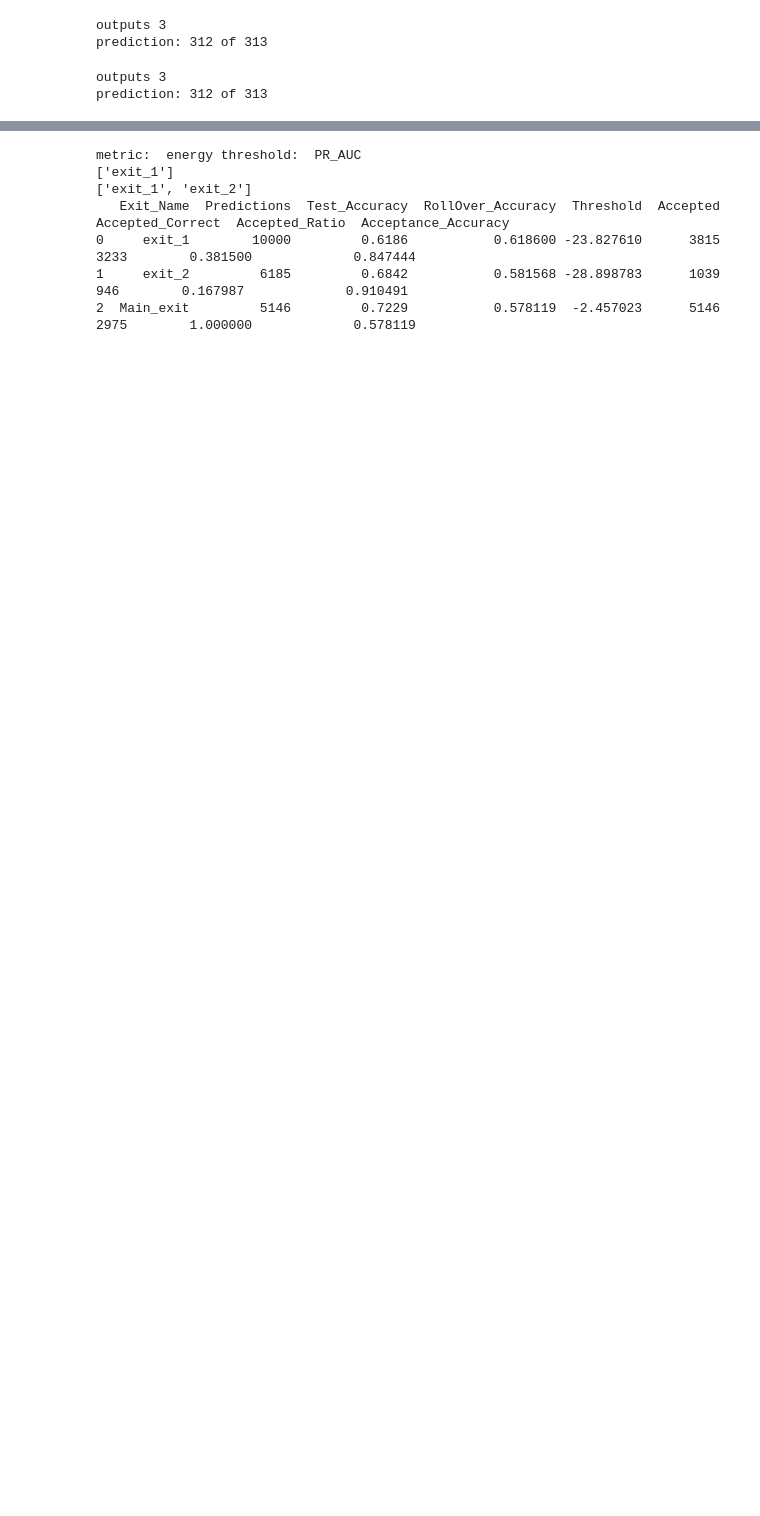
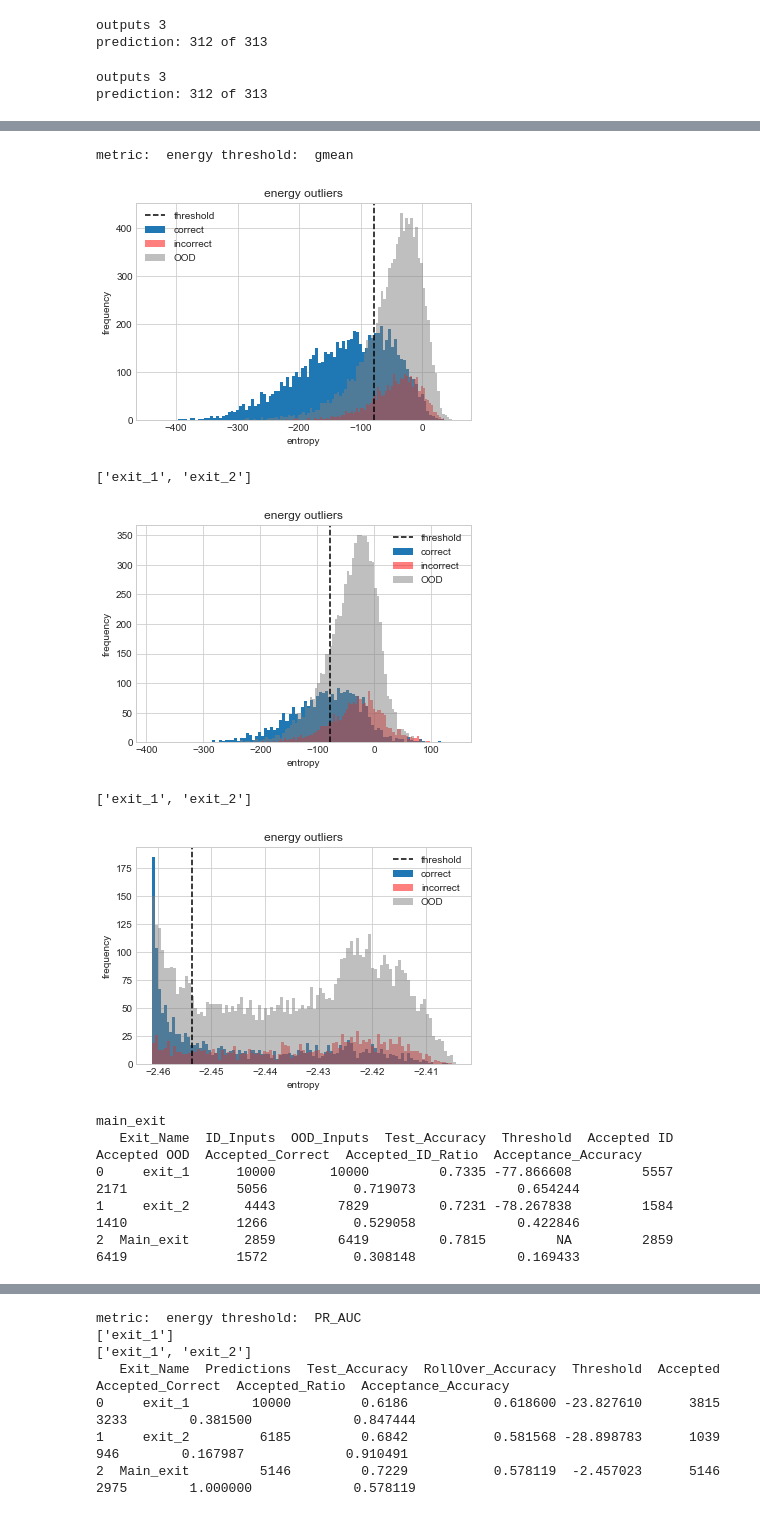
Before and after one commit to SanityLacking/BrevisNet, a Jupyter notebook: notebooks/Experiment_ResNet.ipynb, the cells around one changed output, grey strips where cells are left out. Drawn from its saved outputs; the diff is of its cells as text; code cells hidden in the pictures; blank space fills up the shorter version.

```diff
--- a/notebooks/Experiment_ResNet.ipynb
+++ b/notebooks/Experiment_ResNet.ipynb
@@ -536,0 +1594,16 @@ prediction: 312 of 313
+# %%
+#resnet_IAD +regularizer e15 g100 frozen sgd
+# buildComparePlot(output_ID, output_OOD, ["entropy"], "gmean", main_exit_included=True,plot=False)
+buildComparePlot(output_ID, output_OOD, ["energy"], "gmean", main_exit_included=True,plot=True)
+# %% [output]
+metric:  energy threshold:  gmean
+[figure, added]
+['exit_1', 'exit_2']
+[figure, added]
+['exit_1', 'exit_2']
+[figure, added]
+main_exit
+   Exit_Name  ID_Inputs  OOD_Inputs  Test_Accuracy  Threshold  Accepted ID  Accepted OOD  Accepted_Correct  Accepted_ID_Ratio  Acceptance_Accuracy
+0     exit_1      10000       10000         0.7335 -77.866608         5557          2171              5056           0.719073             0.654244
+1     exit_2       4443        7829         0.7231 -78.267838         1584          1410              1266           0.529058             0.422846
+2  Main_exit       2859        6419         0.7815         NA         2859          6419              1572           0.308148             0.169433
```
Also changed, not shown: parts of 129 cells of this notebook, 18 other files.
